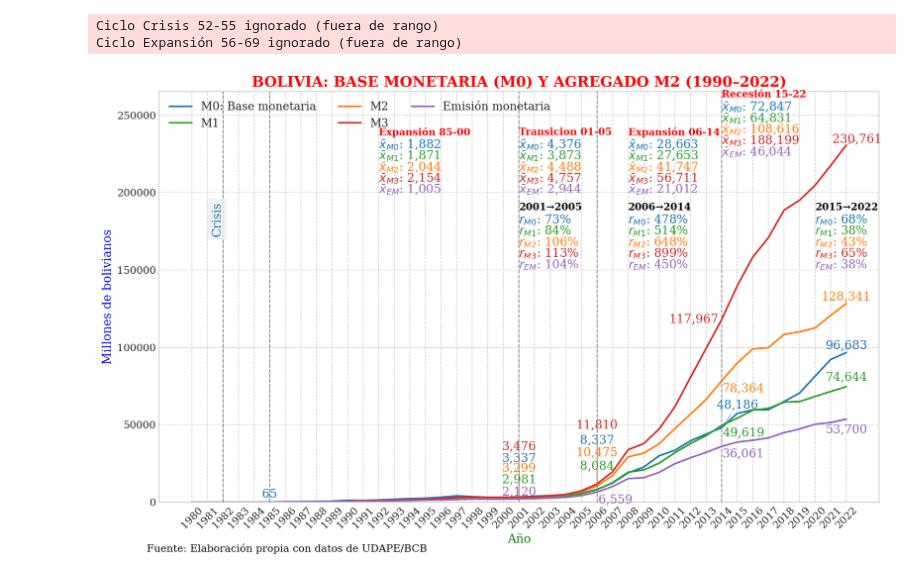
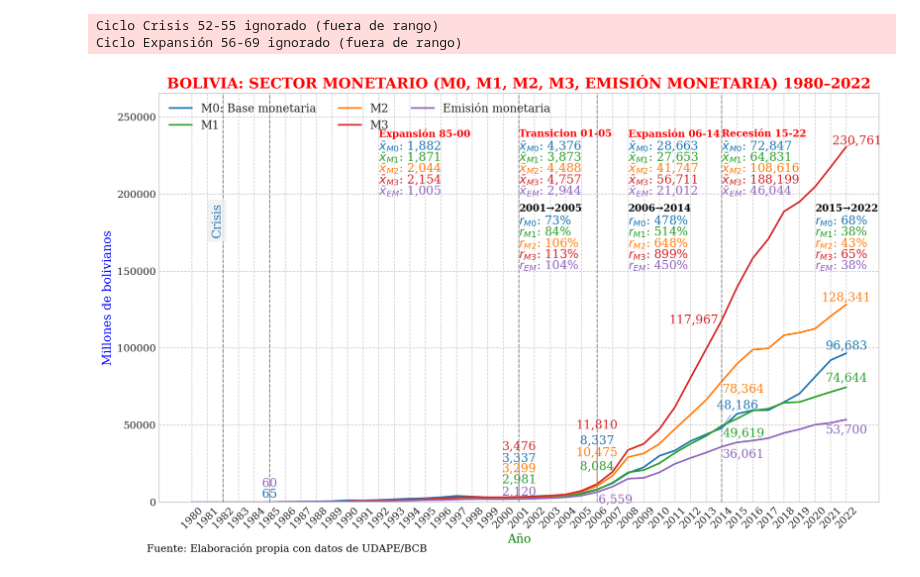
Before and after one commit to navi0369/proyectomacro, a Jupyter notebook: notebooks/tesis/serie_completa/sector_monetario/m0,m2.ipynb, the cells around one changed output. Cells and saved outputs as stored; diff of their text form; code cells hidden in the pictures.

```diff
--- a/notebooks/tesis/serie_completa/sector_monetario/m0,m2.ipynb
+++ b/notebooks/tesis/serie_completa/sector_monetario/m0,m2.ipynb
@@ -65,7 +65,7 @@ annotation_offsets = {
     'm2': {1985: (0, 0), 2001: (0, 18500),2006:(0,21500), 2014: (1.4, -5000), 2022: (0, 4300)},
     'm1': {1985: (0, 5000), 2001: (0, 11500),2006:(0,15000), 2014: (1.4, -5000), 2022: (0, 6000)},
     'm3': {1985: (0, 0), 2001: (0, 32500),2006:(0,38000), 2014: (-1.8, 0), 2022: (0.7, 3500)},
-    'emision_monetaria': {2001: (0, 4500),2006:(1.2,-5000), 2014: (1.4, -5000), 2022: (0, -7000)},
+    'emision_monetaria': { 1985: (0, 12000), 2001: (0, 4500),2006:(1.2,-5000), 2014: (1.4, -5000), 2022: (0, -7000)},
 }
 
 hitos_offset = {a: 0.8 for a in hitos_v}
@@ -76,7 +76,7 @@ medias_offsets = {
     "Expansión 85-00":    (1992, 1),
     "Transicion 01-05":   (2001, 1),
     "Expansión 06-14":    (2008, 1),
-    "Recesión 15-22":     (2014, 1.1),
+    "Recesión 15-22":     (2014, 1),
 }
 
 # Tasas anotadas por periodo (si no deseas tasas, comenta el bloque de add_period...)
@@ -94,7 +94,7 @@ fig, ax = init_base_plot(
     df,
     componentes,
     custom_colors,
-    "BOLIVIA: BASE MONETARIA (M0) Y AGREGADO M2 (1990–2022)",
+    "BOLIVIA: SECTOR MONETARIO (M0, M1, M2, M3, EMISIÓN MONETARIA) 1980–2022",
     "Año",
     "Millones de bolivianos",
     source_text="Fuente: Elaboración propia con datos de UDAPE/BCB"
@@ -108,31 +108,31 @@ y_max = ax.get_ylim()[1]
 line_spacing = y_max * 0.03
 add_cycle_means_multi(
     ax, cycle_stats, medias_offsets,
     abbr_map, custom_colors,
     line_spacing
 )
 
 # Anotar valores en años clave
 add_year_value_annotations(
     ax, df, annotate_years,
     cols_componentes, annotation_offsets,
     custom_colors, arrow_lw=0.6
 )
 
 # Tasas de crecimiento por periodos (opcional; usa periodos_tasas de config)
 add_period_growth_annotations_multi(
     ax, df, periodos,
     cols_componentes, tasas_offsets,
     custom_colors, abbr_map
 )
 
 # Límite inferior en cero y margen superior
 ax.set_ylim(0, df[cols_componentes].max().max() * 1.15)
 
 # Guardado y despliegue
 plt.savefig(os.path.join(output_dir, "m0_m2.png"), dpi=300, bbox_inches="tight")
 plt.show()
 # %% [output]
 Ciclo Crisis 52-55 ignorado (fuera de rango)
 Ciclo Expansión 56-69 ignorado (fuera de rango)
-[figure, old version]
+[figure, new version]
```
Also changed, not shown: parts of 1 cell of this notebook, 8 other files.
